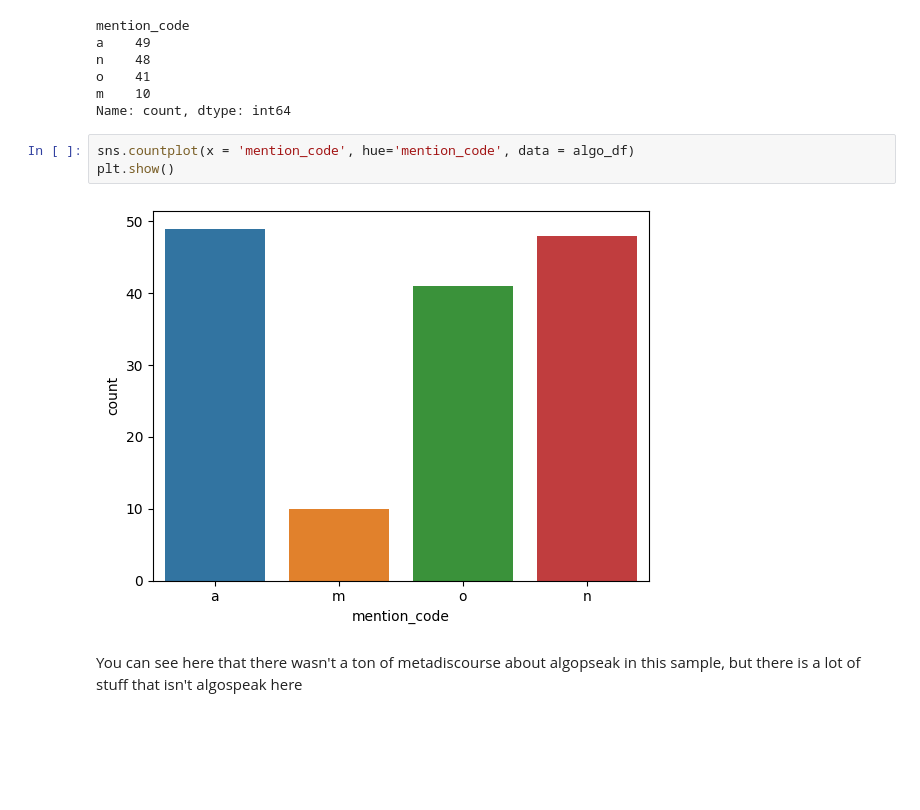
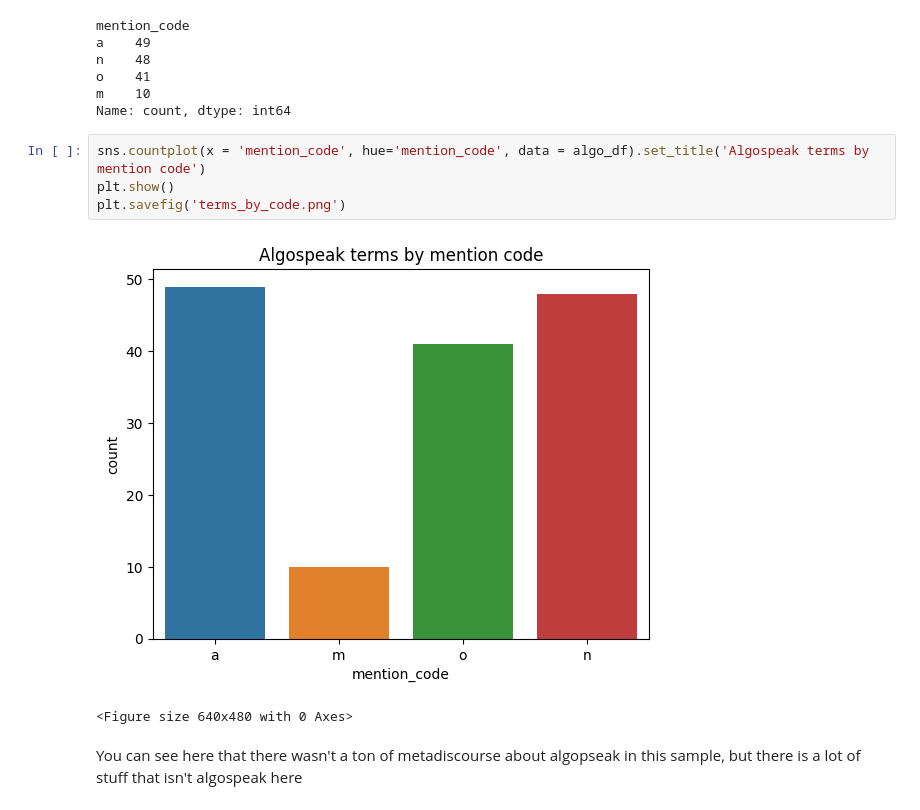
Before and after one commit to Data-Science-for-Linguists-2025/Algospeak-on-Bluesky, a Jupyter notebook: coded_data_viz.ipynb, the cells around one changed output. Drawn from its saved outputs; the diff is of its cells as text; blank space fills up the shorter version.

Commit message:
coded data and made more plots

```diff
--- a/coded_data_viz.ipynb
+++ b/coded_data_viz.ipynb
@@ -53,10 +53,12 @@ o    41
 m    10
 Name: count, dtype: int64
 # %%
-sns.countplot(x = 'mention_code', hue='mention_code', data = algo_df)
+sns.countplot(x = 'mention_code', hue='mention_code', data = algo_df).set_title('Algospeak terms by mention code')
 plt.show()
+plt.savefig('terms_by_code.png')
 # %% [output]
-[figure, old version]
+[figure, new version]
+<Figure size 640x480 with 0 Axes>
 # %% [markdown]
 You can see here that there wasn't a ton of metadiscourse about algopseak in this sample, but there is a lot of stuff that isn't algospeak here
 # %%
```
Also changed, not shown: parts of 8 cells of this notebook, 5 other files.
